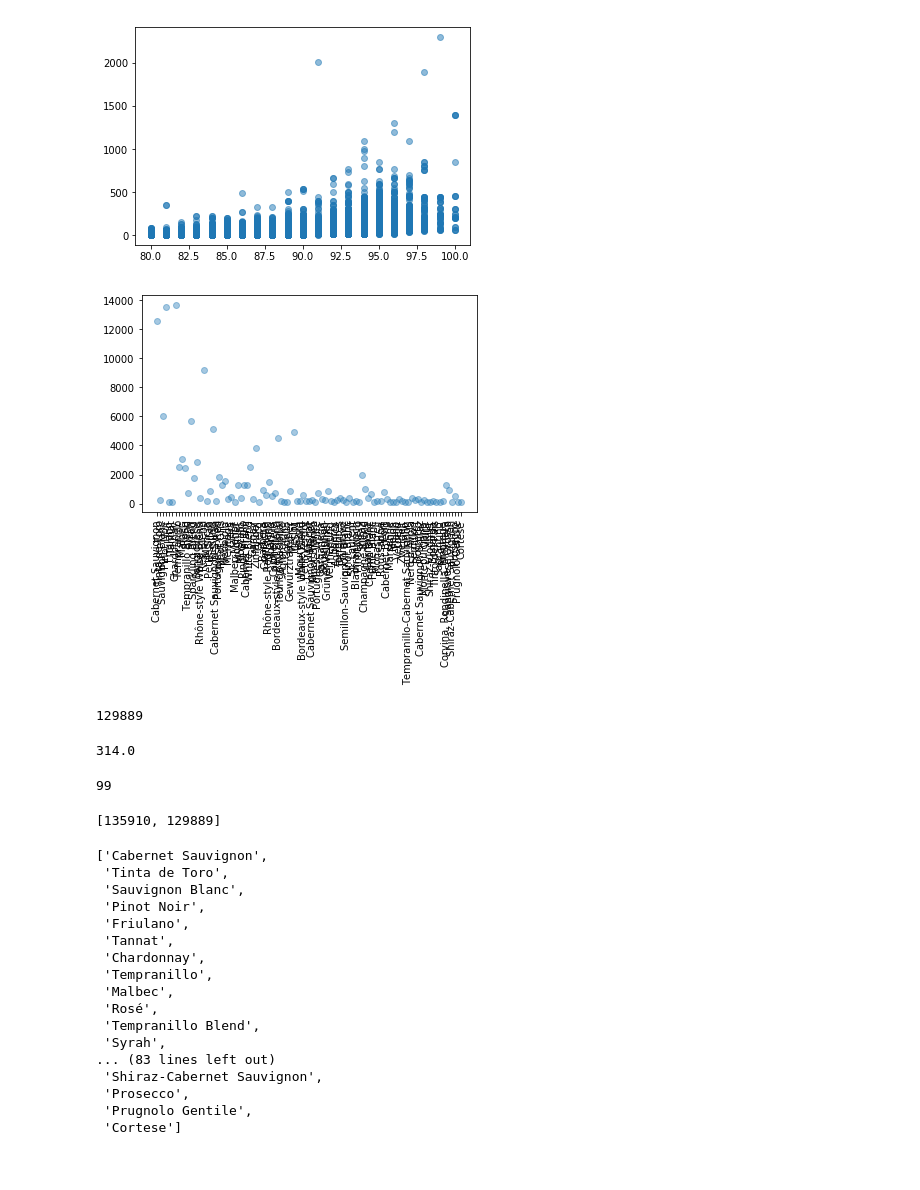
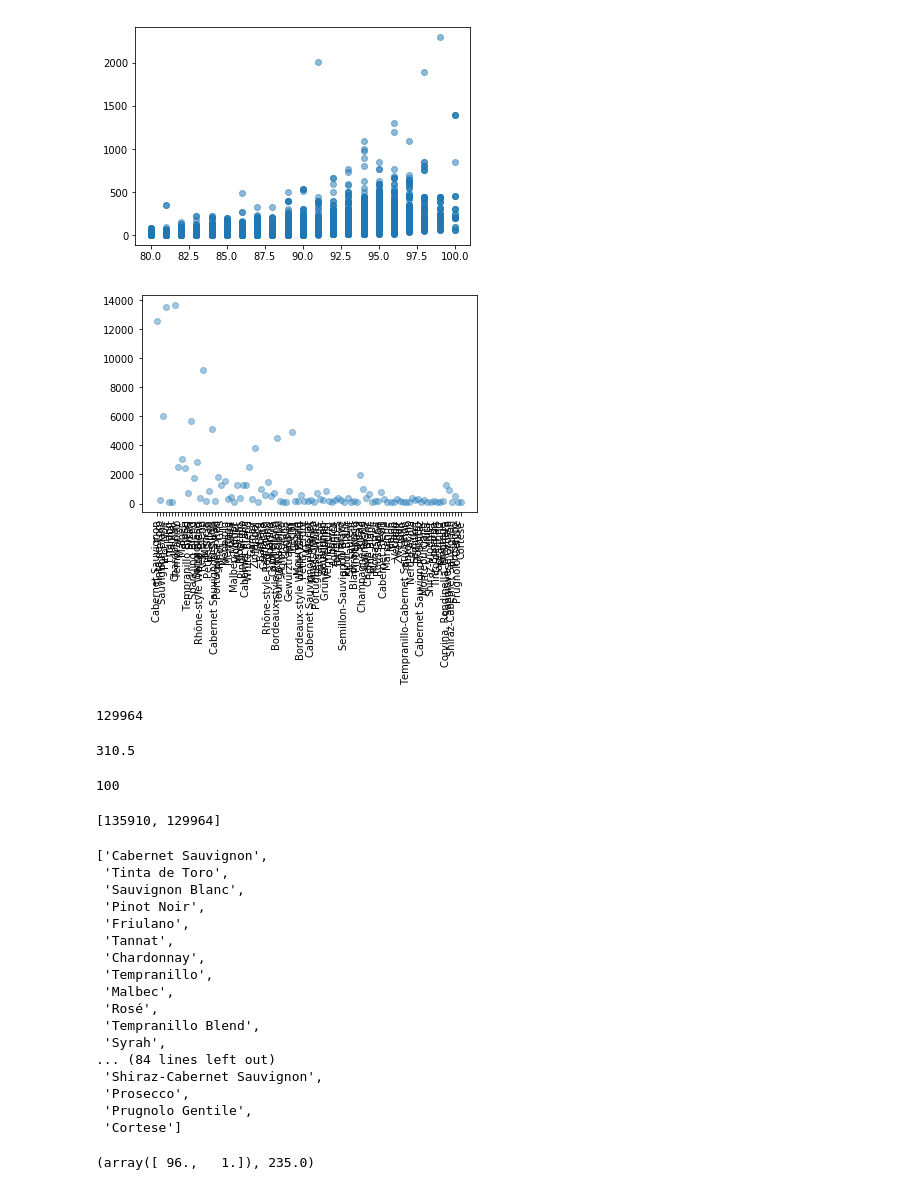
Before and after one commit to easonrecto/ORIE4741Project, a Jupyter notebook: Data Exploration.ipynb, the cells around one changed output. Cells and saved outputs as stored; diff of their text form; code cells hidden in the pictures.

Commit message:
v4 linear regression b/t points and price

```diff
--- a/Data Exploration.ipynb
+++ b/Data Exploration.ipynb
@@ -273,40 +273,40 @@ size_of_dataset.append(len(df))
 # %%
 amount_of_varieties = len(df['variety'].unique())
 varietal = df['variety'].unique()
 varietals = []
 amount_of_each_variety = []
 fig, ax = py.subplots()
-Tol = 75
+Tol = 74
 
 for i in range(0,amount_of_varieties):
     if len(df.loc[df['variety'] == varietal[i]]) > Tol:
         amount_of_each_variety.append(len(df.loc[df['variety'] == varietal[i]]))
         varietals.append(varietal[i])
 py.scatter(np.arange(len(varietals)),amount_of_each_variety,alpha=0.4)
 ax.set_xticklabels(varietals)
 py.xticks(np.arange(len(varietals)),varietals,rotation='vertical')
 py.show()
 # %% [output]
-[figure, old version]
+[figure, new version]
 # %%
 np.sum(amount_of_each_variety)
 # %% [output]
-129889
+129964
 # %%
 np.median(amount_of_each_variety)
 # %% [output]
-314.0
+310.5
 # %%
 np.size(varietals)
 # %% [output]
-99
+100
 # %%
 df = df[df['variety'].isin(varietals)]
 size_of_dataset.append(len(df))
 # %%
 size_of_dataset
 # %% [output]
-[135910, 129889]
+[135910, 129964]
 # %%
 varietals
 # %% [output]
@@ -322,8 +322,15 @@ varietals
  'Rosé',
  'Tempranillo Blend',
  'Syrah',
-... (83 lines left out)
+... (84 lines left out)
  'Shiraz-Cabernet Sauvignon',
  'Prosecco',
  'Prugnolo Gentile',
  'Cortese']
+# %%
+X = df[['points']].as_matrix()
+X = np.c_[X,np.ones(len(df['points']))]
+y = df['price'].as_matrix()
+X[0], y[0]
+# %% [output]
+(array([ 96.,   1.]), 235.0)
```
Also changed, not shown: parts of 2 cells of this notebook.
